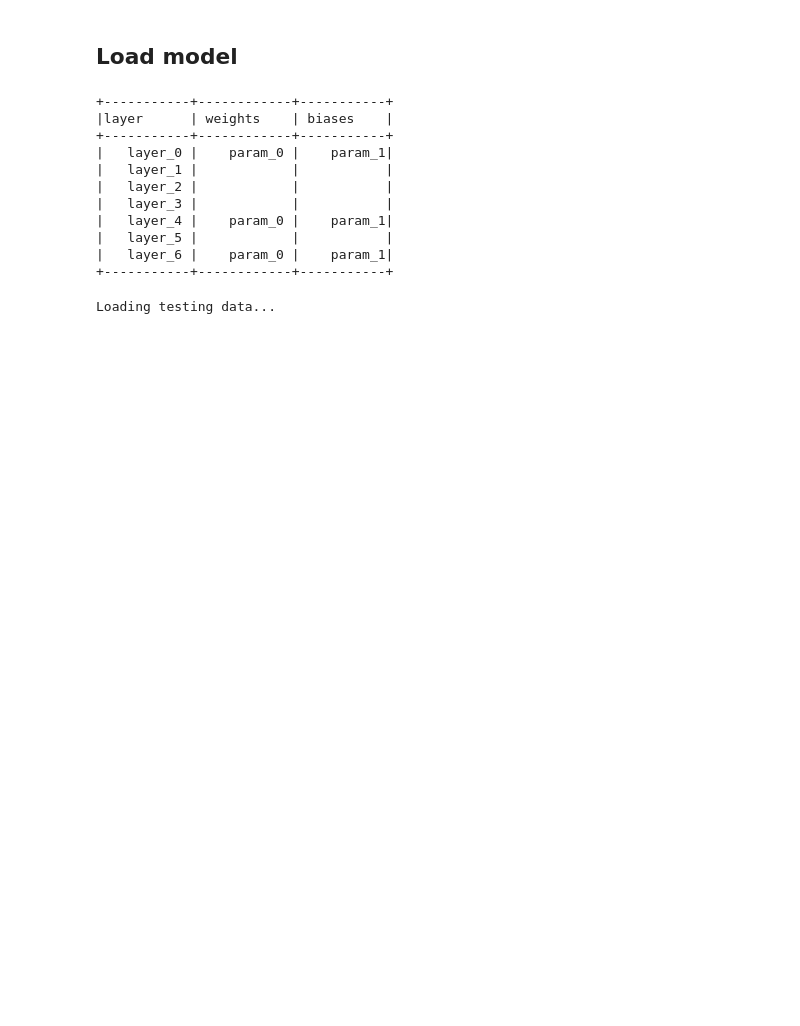
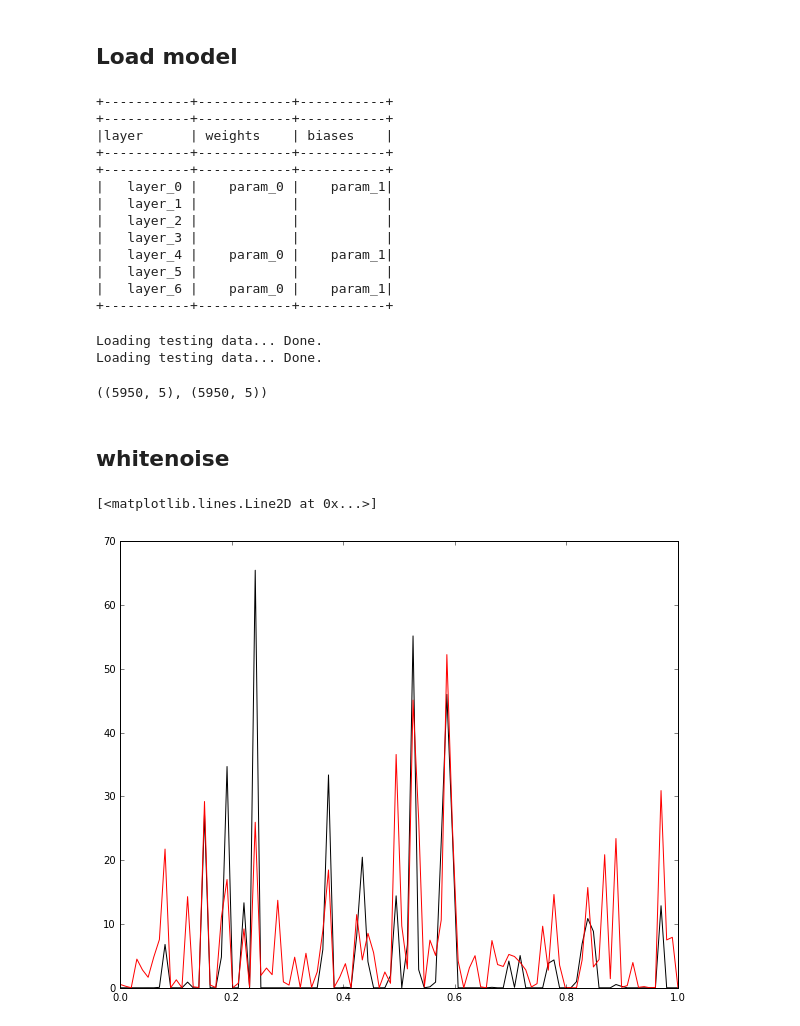
Before and after one commit to baccuslab/deep-retina, a Jupyter notebook: notebooks/Visualizing model trained on both whitenoise and naturalscenes.ipynb, the cells around one changed output. Drawn from its saved outputs; the diff is of its cells as text; code cells hidden in the pictures; blank space fills up the shorter version.

Commit message:
visualizing multicell model on both whitenoise and naturalscenes

```diff
--- a/notebooks/Visualizing model trained on both whitenoise and naturalscenes.ipynb
+++ b/notebooks/Visualizing model trained on both whitenoise and naturalscenes.ipynb
@@ -33,15 +34,17 @@ from deepretina.modeltools import load_model, load_partial_model, list_layers, g
 # %% [markdown]
 ## Load model
 # %%
-model_path = '/Users/lmcintosh/data/deep-retina/saved/lenna.salamander/2016-01-26 10.35.16 convnet/'
+model_path = os.path.expanduser('~/data/deep-retina/saved/lenna.salamander/2016-01-26 10.35.16 convnet/')
 weight_name = 'epoch029_iter04250_weights.h5'
 # %%
 mdl = load_model(model_path, weight_name)
 # %%
 list_layers(model_path, weight_name)
 # %% [output]
++-----------+------------+-----------+
 +-----------+------------+-----------+
 |layer      | weights    | biases    |
++-----------+------------+-----------+
 +-----------+------------+-----------+
 |   layer_0 |    param_0 |    param_1|
 |   layer_1 |            |           |
@@ -55,4 +58,17 @@ list_layers(model_path, weight_name)
 true_white, predicted_white = get_test_responses(mdl, stim_type='white', cells=[0,1,2,3,4])
 true_natural, predicted_natural = get_test_responses(mdl, stim_type='natural', cells=[0,1,2,3,4])
 # %% [output]
-Loading testing data...
+Loading testing data... Done.
+Loading testing data... Done.
+# %%
+(true_white.shape, predicted_white.shape)
+# %% [output]
+((5950, 5), (5950, 5))
+# %% [markdown]
+## whitenoise
+# %%
+plt.plot(np.linspace(0, 100*.01, 100), true_white[:100, 0], 'k')
+plt.plot(np.linspace(0, 100*.01, 100), predicted_white[:100, 0], 'r')
+# %% [output]
+[<matplotlib.lines.Line2D at 0x...>]
+[figure, added]
```
Also changed, not shown: parts of 21 cells of this notebook.
